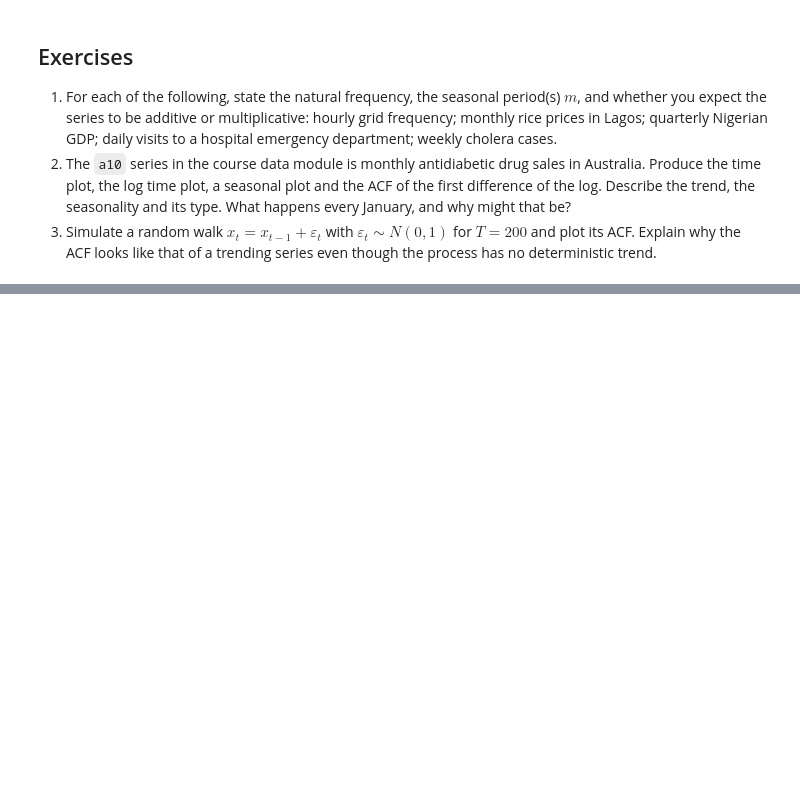
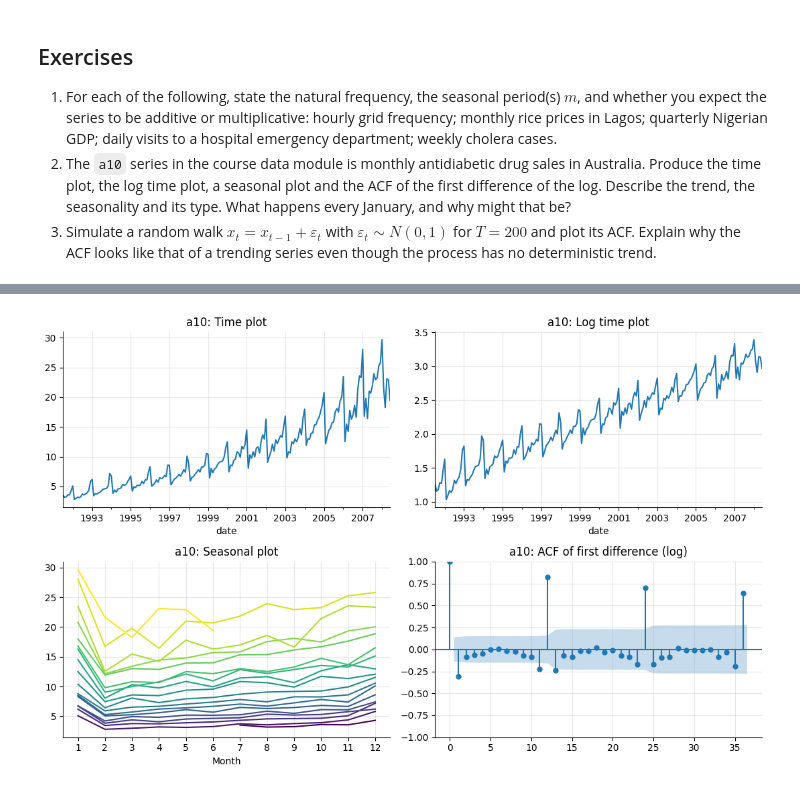
Before and after one commit to Favour-Fregene/NUTDTS816_Course_Repository, a Jupyter notebook: notebooks/lab01_introduction_to_time_series_data.ipynb, the cells around one changed output, grey strips where cells are left out. Drawn from its saved outputs; the diff is of its cells as text; code cells hidden in the pictures; blank space fills up the shorter version.

```diff
--- a/notebooks/lab01_introduction_to_time_series_data.ipynb
+++ b/notebooks/lab01_introduction_to_time_series_data.ipynb
@@ -70,0 +244,26 @@ print(pd.concat([cpi, fx, grid], axis=1).tail(4))
+# %%
+import numpy as np
+import matplotlib.pyplot as plt
+from statsmodels.graphics.tsaplots import plot_acf
+
+a10 = tsdata.a10()   # adjust to however your course module loads it
+
+fig, axes = plt.subplots(2, 2, figsize=(11, 7))
+
+a10.plot(ax=axes[0, 0], title='a10: Time plot')
+np.log(a10).plot(ax=axes[0, 1], title='a10: Log time plot')
+
+# Seasonal plot
+df = pd.DataFrame({'v': a10.values, 'year': a10.index.year, 'month': a10.index.month})
+piv = df.pivot(index='month', columns='year', values='v')
+piv.plot(ax=axes[1, 0], legend=False, colormap='viridis', title='a10: Seasonal plot')
+axes[1, 0].set_xticks(range(1, 13))
+axes[1, 0].set_xlabel('Month')
+
+# ACF of first difference of the log
+plot_acf(np.log(a10).diff().dropna(), lags=36, ax=axes[1, 1], title='a10: ACF of first difference (log)')
+
+plt.tight_layout()
+plt.show()
+# %% [output]
+[figure, added]
```
Also changed, not shown: parts of 10 cells of this notebook.
